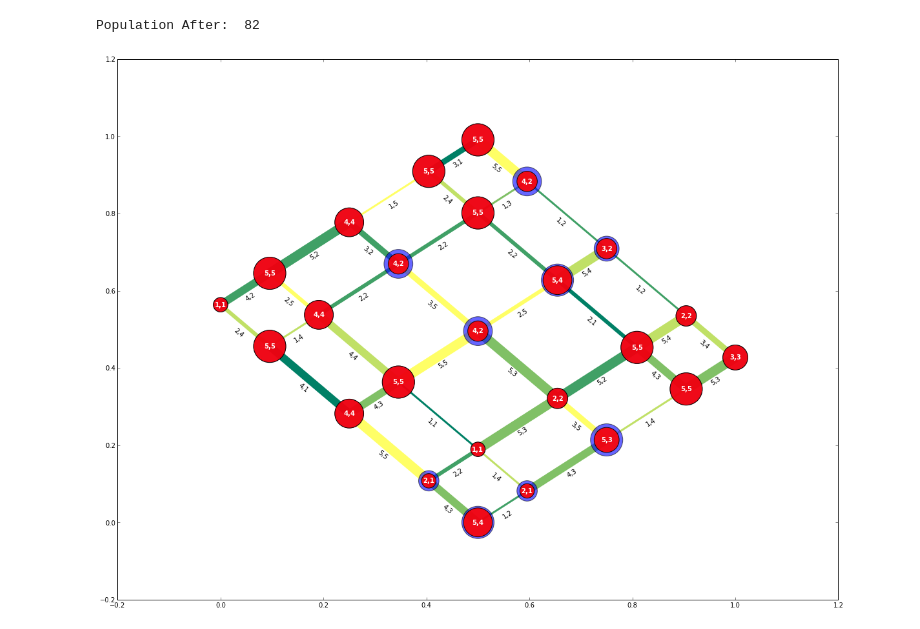
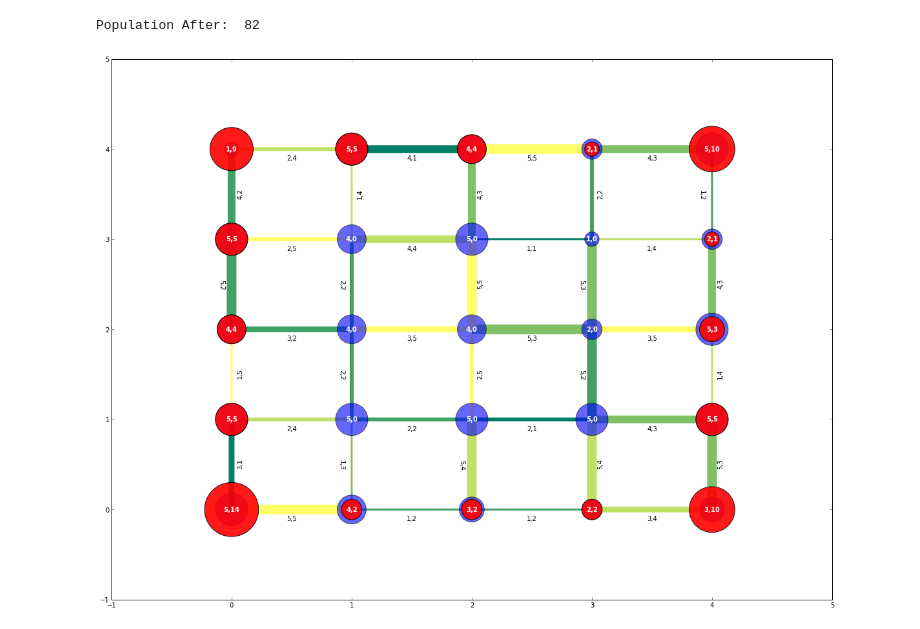
Before and after one commit to ruffsl/CS6601P1, a Jupyter notebook: Code/Python/Scrap Work.ipynb, the cells around one changed output. Cells and saved outputs as stored; diff of their text form; code cells hidden in the pictures.

Commit message:
population conservation Now working, total population stays the same

```diff
--- a/Code/Python/Scrap Work.ipynb
+++ b/Code/Python/Scrap Work.ipynb
@@ -156,6 +156,22 @@ class CCRP(object):
         self.G.node[R[0]]['pop'] -= flow
         return self.G
 
+    def setDestinationPop(self, R, flow):
+        """Set Graph Destination Population"""
+        self.G.node[R[-1]]['pop'] += flow
+        print 'Sourse'
+        print R[0]
+        print self.G.node[R[0]]
+        print 'Flow'
+        print flow
+        print 'Destination'
+        print R[-1]
+        print self.G.node[R[-1]]
+        print 'Pop'
+        print self.G.node[R[-1]]['pop'] + flow
+        print'\n'
+        return self.G
+
     def updateSourses(self, R, S):
         """Update Graph Sourses"""
         if(self.G.node[R[0]]['pop'] <= 0):
@@ -178,6 +194,7 @@ class CCRP(object):
             else:
                 self.setPathRes(R, flow)
                 self.setSoursePop(R, flow)
+                self.setDestinationPop(R, flow)
                 S = self.updateSourses(R, S)
         self.removeSuper()
         return self.G
@@ -193,8 +210,8 @@ class CCRP(object):
             edgewidth.append(d['cap']*3)
             edgelabels[(u,v)] = str('\n\n\n') + str(d['cap']) + ',' + str(d['time'])
         #pos = nx.spring_layout(self.G, weight='time'*-1, iterations=50)
-        pos = nx.spectral_layout(self.G)
-        #pos = dict((node,node) for node in self.G.nodes())
+        #pos = nx.spectral_layout(self.G)
+        pos = dict((node,node) for node in self.G.nodes())
         edge_colors = list(edge[2]['time'] for edge in self.G.edges(data=True))
         #edge_cmap = plt.cm.RdYlGn_r
         edge_cmap = plt.cm.summer
@@ -234,7 +269,7 @@ G = ccrp.applyCCRP(S, D)
 # %%
 #nx.draw_spectral(G)
 print 'Population After: ', ccrp.getPop()
-figG = ccrp.drawGraph(saveFig=True, flabel='_After_1')
+figG = ccrp.drawGraph(saveFig=False, flabel='_After_1')
 # %% [output]
 Population After:  82
-[figure, old version]
+[figure, new version]
```
Also changed, not shown: parts of 2 cells of this notebook.
